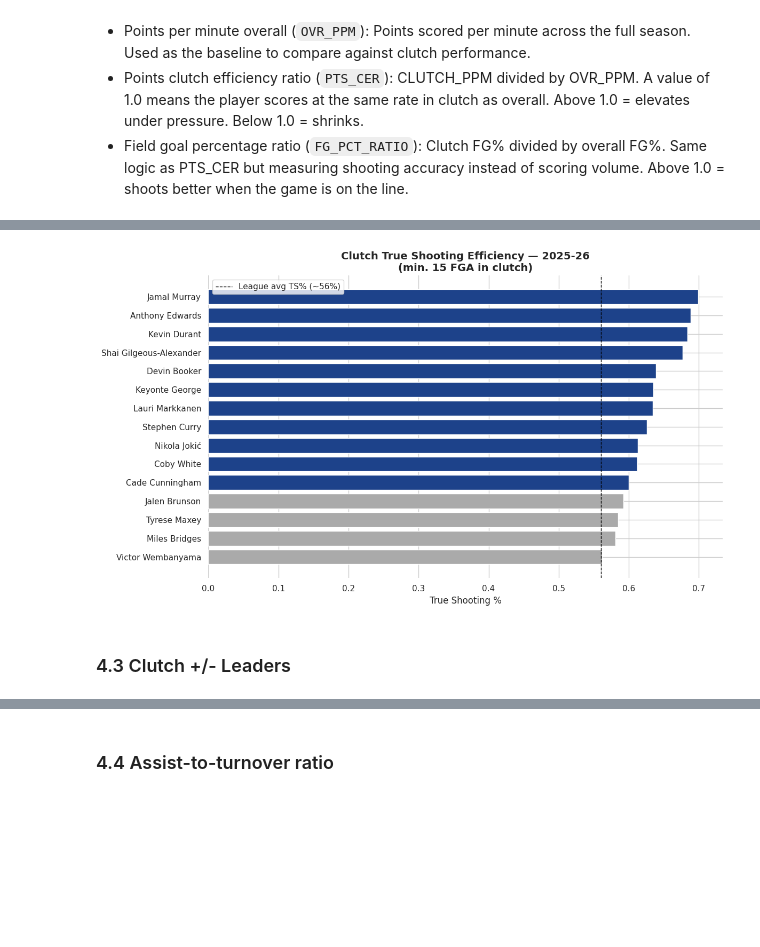
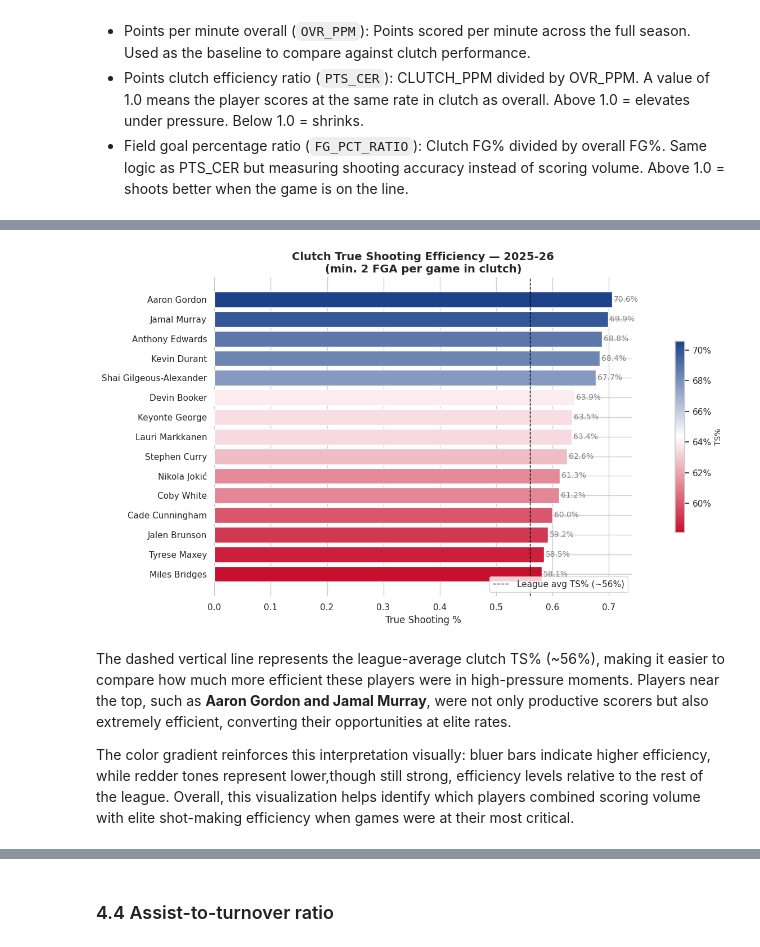
Before and after one commit to AlejandroMMunizC/nba-clutch-dashboard, a Jupyter notebook: nba_clutch_dashboard.ipynb, the cells around one changed output, grey strips where cells are left out. Drawn from its saved outputs; the diff is of its cells as text; code cells hidden in the pictures; blank space fills up the shorter version.

```diff
--- a/nba_clutch_dashboard.ipynb
+++ b/nba_clutch_dashboard.ipynb
@@ -44,12 +44,17 @@ Or directly inside a notebook cell:
 # Core libraries
 import pandas as pd
 import numpy as np
+import os
 import warnings
 warnings.filterwarnings('ignore')
+
+# Regression
+from numpy.polynomial import polynomial as P
 
 # Visualization
 import matplotlib.pyplot as plt
 import matplotlib.patches as mpatches
+import matplotlib.colors as mcolors
 import seaborn as sns
 import plotly.express as px
 import plotly.graph_objects as go
@@ -62,6 +67,14 @@ from nba_api.stats.endpoints import leaguedashplayerclutch, leaguedashplayerstat
 sns.set_theme(style='whitegrid', palette='muted')
 plt.rcParams['figure.figsize'] = (12, 6)
 plt.rcParams['font.family'] = 'DejaVu Sans'
+nba_cmap = mcolors.LinearSegmentedColormap.from_list('nba', ['#c8102e', '#ffffff', '#1d428a'])
+nba_plotly_scale = ['#c8102e', '#ffffff', '#1d428a']
+
+pd.set_option('display.max_columns', None)
+
+# Ensure output folders exist
+os.makedirs('outputs', exist_ok=True)
+os.makedirs('data', exist_ok=True)
 # %% [markdown]
 ## 2. Data Collection
 
@@ -227,7 +288,7 @@ Name: GP, dtype: float64
 # Clean clutch data
 # Focus on players with a minimum amount of clutch games played and clutch minutes per game to ensure meaningful analysis
 MIN_CLUTCH_MINUTES = 3 # Minimum minutes played per game in clutch situations to be included in the analysis
-MIN_CLUTCH_GAMES = 15 # Minimum games played in clutch situations to be included in the analysis
+MIN_CLUTCH_GAMES = 10 # Minimum games played in clutch situations to be included in the analysis
 
 # Select relevant columns for analysis
 clutch_cols = [
@@ -325,21 +406,41 @@ plt.show()
 # %%
-# ── 4.2 True Shooting Efficiency (min 15 clutch FGA) ─────────────
-efficient = df[df['FGA'] >= 2].nlargest(15, 'TRUE_SHOOTING')
+# True Shooting Efficiency (min 2 clutch FGA per game)
+# Top 15 players with the highest true shooting percentage in clutch situations, among those who attempted at least 2 shots per game in clutch situations.
+
+efficient = df[df['FGA'] >= 2].nlargest(15, 'TRUE_SHOOTING').reset_index(drop=True)
 
 fig, ax = plt.subplots(figsize=(12, 7))
-colors = ['#1d428a' if ts >= 0.60 else '#c8102e' if ts < 0.50 else '#aaaaaa'
-          for ts in efficient['TRUE_SHOOTING']]
-ax.barh(efficient['PLAYER_NAME'], efficient['TRUE_SHOOTING'], color=colors)
+
+# Color gradient: red (low), navy (high)
+norm = plt.Normalize(efficient['TRUE_SHOOTING'].min(), efficient['TRUE_SHOOTING'].max())
+colors = nba_cmap(norm(efficient['TRUE_SHOOTING']))
+
+bars = ax.barh(efficient['PLAYER_NAME'], efficient['TRUE_SHOOTING'], color=colors)
+
+# TS% labels on each bar
+for bar, ts in zip(bars, efficient['TRUE_SHOOTING']):
+    ax.text(bar.get_width() + 0.003, bar.get_y() + bar.get_height()/2,
+            f'{ts:.1%}', va='center', fontsize=10, color='gray')
+
+# Colorbar legend
+sm = plt.cm.ScalarMappable(cmap=nba_cmap, norm=norm)
+sm.set_array([])
+cbar = plt.colorbar(sm, ax=ax, shrink=0.6, pad=0.08)
+cbar.set_label('TS%', fontsize=10)
+cbar.ax.yaxis.set_major_formatter(plt.FuncFormatter(lambda x, _: f'{x:.0%}'))
+
 ax.axvline(0.56, color='black', linestyle='--', linewidth=1, label='League avg TS% (~56%)')
 ax.invert_yaxis()
 ax.set_xlabel('True Shooting %', fontsize=12)
-ax.set_title(f'Clutch True Shooting Efficiency — {SEASON}\n(min. 15 FGA in clutch)', fontsize=14, fontweight='bold')
-ax.legend()
+ax.set_title(f'Clutch True Shooting Efficiency — {SEASON}\n(min. 2 FGA per game in clutch)', fontsize=14, fontweight='bold')
+ax.legend(loc='lower right')
 sns.despine(left=True, bottom=True)
 plt.tight_layout()
-plt.savefig('clutch_true_shooting.png', dpi=150, bbox_inches='tight')
+plt.savefig('outputs/clutch_true_shooting.png', dpi=150, bbox_inches='tight')
 plt.show()
 # %% [output]
-[figure, old version]
+[figure, new version]
-# %% [markdown]
-### 4.3 Clutch +/- Leaders
+# %% [markdown]
+The dashed vertical line represents the league-average clutch TS% (~56%), making it easier to compare how much more efficient these players were in high-pressure moments. Players near the top, such as **Aaron Gordon and Jamal Murray**, were not only productive scorers but also extremely efficient, converting their opportunities at elite rates.
+
+The color gradient reinforces this interpretation visually: bluer bars indicate higher efficiency, while redder tones represent lower,though still strong, efficiency levels relative to the rest of the league. Overall, this visualization helps identify which players combined scoring volume with elite shot-making efficiency when games were at their most critical.
```
Also changed, not shown: parts of 39 cells of this notebook, 16 other files.
